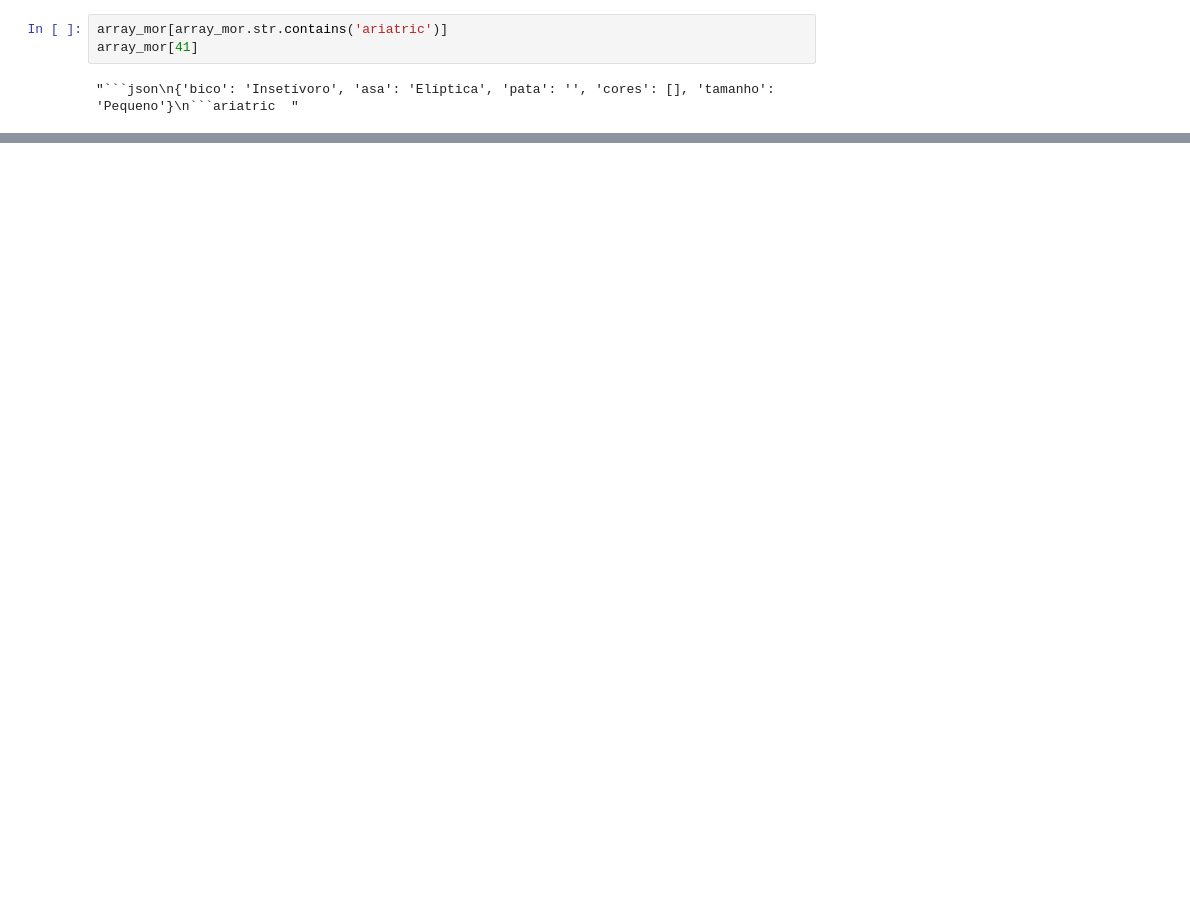
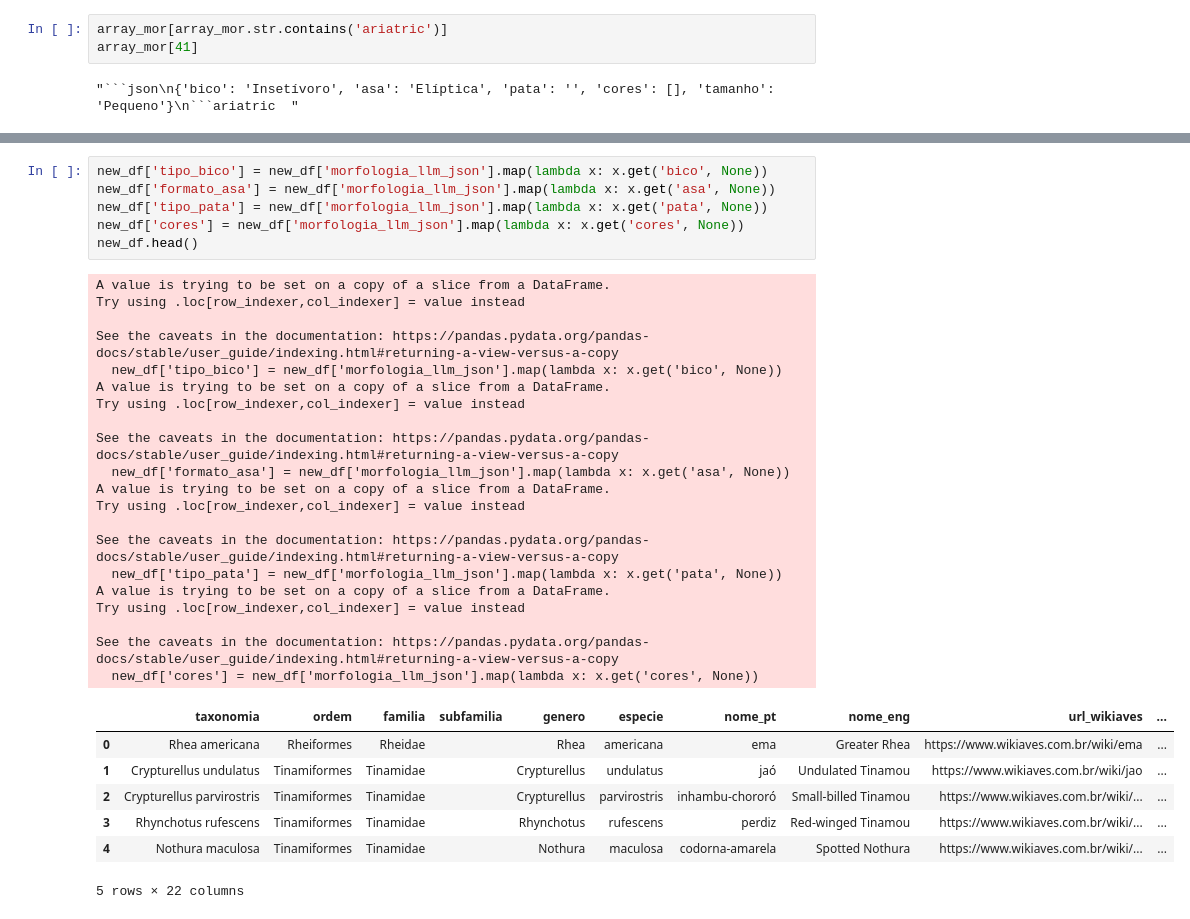
Before and after one commit to rafaelladuarte/avesrag-dataset-builder, a Jupyter notebook: etl_03_parameterization_info_llm.ipynb, the cells around one changed output, grey strips where cells are left out. Cells and saved outputs as stored; diff of their text form; blank space fills up the shorter version.

```diff
--- a/etl_03_parameterization_info_llm.ipynb
+++ b/etl_03_parameterization_info_llm.ipynb
@@ -111,0 +156,34 @@ df
+# %%
+new_df['tipo_bico'] = new_df['morfologia_llm_json'].map(lambda x: x.get('bico', None))
+new_df['formato_asa'] = new_df['morfologia_llm_json'].map(lambda x: x.get('asa', None))
+new_df['tipo_pata'] = new_df['morfologia_llm_json'].map(lambda x: x.get('pata', None))
+new_df['cores'] = new_df['morfologia_llm_json'].map(lambda x: x.get('cores', None))
+new_df.head()
+# %% [output]
+A value is trying to be set on a copy of a slice from a DataFrame.
+Try using .loc[row_indexer,col_indexer] = value instead
+
+See the caveats in the documentation: https://pandas.pydata.org/pandas-docs/stable/user_guide/indexing.html#returning-a-view-versus-a-copy
+  new_df['tipo_bico'] = new_df['morfologia_llm_json'].map(lambda x: x.get('bico', None))
+A value is trying to be set on a copy of a slice from a DataFrame.
+Try using .loc[row_indexer,col_indexer] = value instead
+
+See the caveats in the documentation: https://pandas.pydata.org/pandas-docs/stable/user_guide/indexing.html#returning-a-view-versus-a-copy
+  new_df['formato_asa'] = new_df['morfologia_llm_json'].map(lambda x: x.get('asa', None))
+A value is trying to be set on a copy of a slice from a DataFrame.
+Try using .loc[row_indexer,col_indexer] = value instead
+
+See the caveats in the documentation: https://pandas.pydata.org/pandas-docs/stable/user_guide/indexing.html#returning-a-view-versus-a-copy
+  new_df['tipo_pata'] = new_df['morfologia_llm_json'].map(lambda x: x.get('pata', None))
+A value is trying to be set on a copy of a slice from a DataFrame.
+Try using .loc[row_indexer,col_indexer] = value instead
+
+See the caveats in the documentation: https://pandas.pydata.org/pandas-docs/stable/user_guide/indexing.html#returning-a-view-versus-a-copy
+  new_df['cores'] = new_df['morfologia_llm_json'].map(lambda x: x.get('cores', None))
+|  | taxonomia | ordem | familia | subfamilia | genero | especie | nome_pt | nome_eng | url_wikiaves | ... |
+| 0 | Rhea americana | Rheiformes | Rheidae |  | Rhea | americana | ema | Greater Rhea | https://www.wikiaves.com.br/wiki/ema | ... |
+| 1 | Crypturellus undulatus | Tinamiformes | Tinamidae |  | Crypturellus | undulatus | jaó | Undulated Tinamou | https://www.wikiaves.com.br/wiki/jao | ... |
+| 2 | Crypturellus parvirostris | Tinamiformes | Tinamidae |  | Crypturellus | parvirostris | inhambu-chororó | Small-billed Tinamou | https://www.wikiaves.com.br/wiki/... | ... |
+| 3 | Rhynchotus rufescens | Tinamiformes | Tinamidae |  | Rhynchotus | rufescens | perdiz | Red-winged Tinamou | https://www.wikiaves.com.br/wiki/... | ... |
+| 4 | Nothura maculosa | Tinamiformes | Tinamidae |  | Nothura | maculosa | codorna-amarela | Spotted Nothura | https://www.wikiaves.com.br/wiki/... | ... |
+5 rows × 22 columns
```
Also changed, not shown: parts of 10 cells of this notebook, 4 other files.
